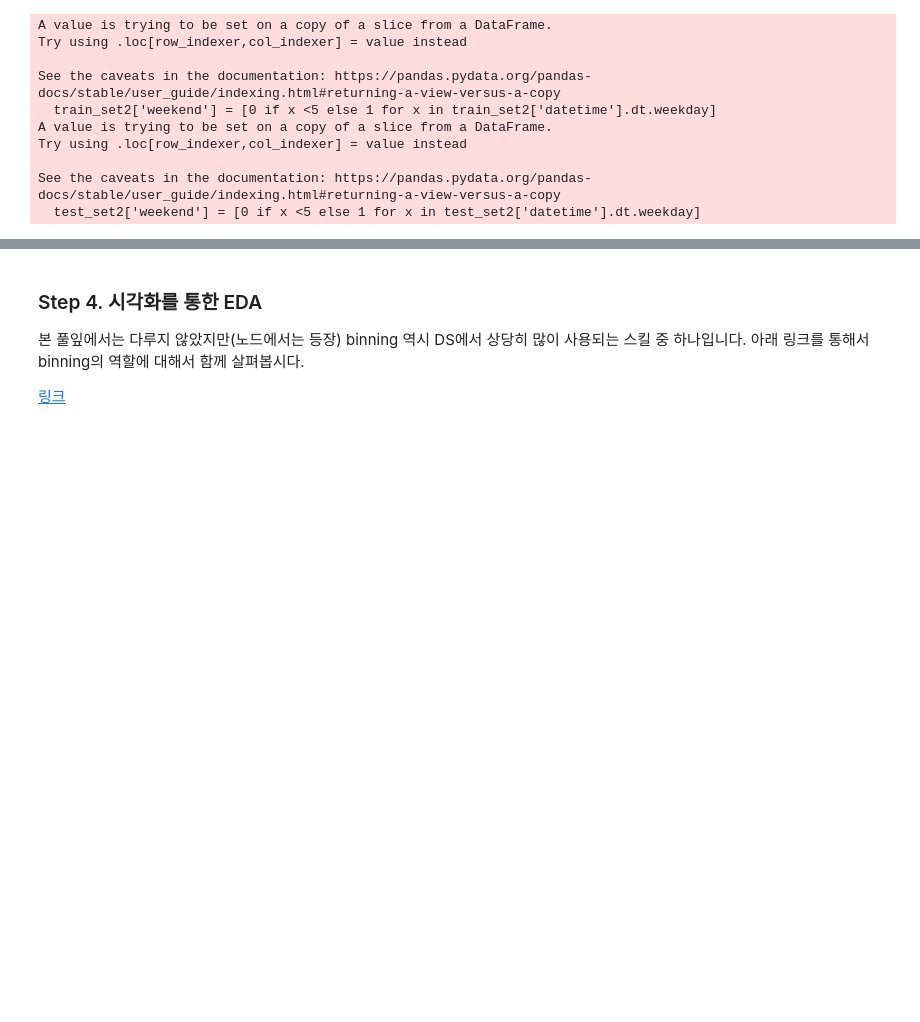
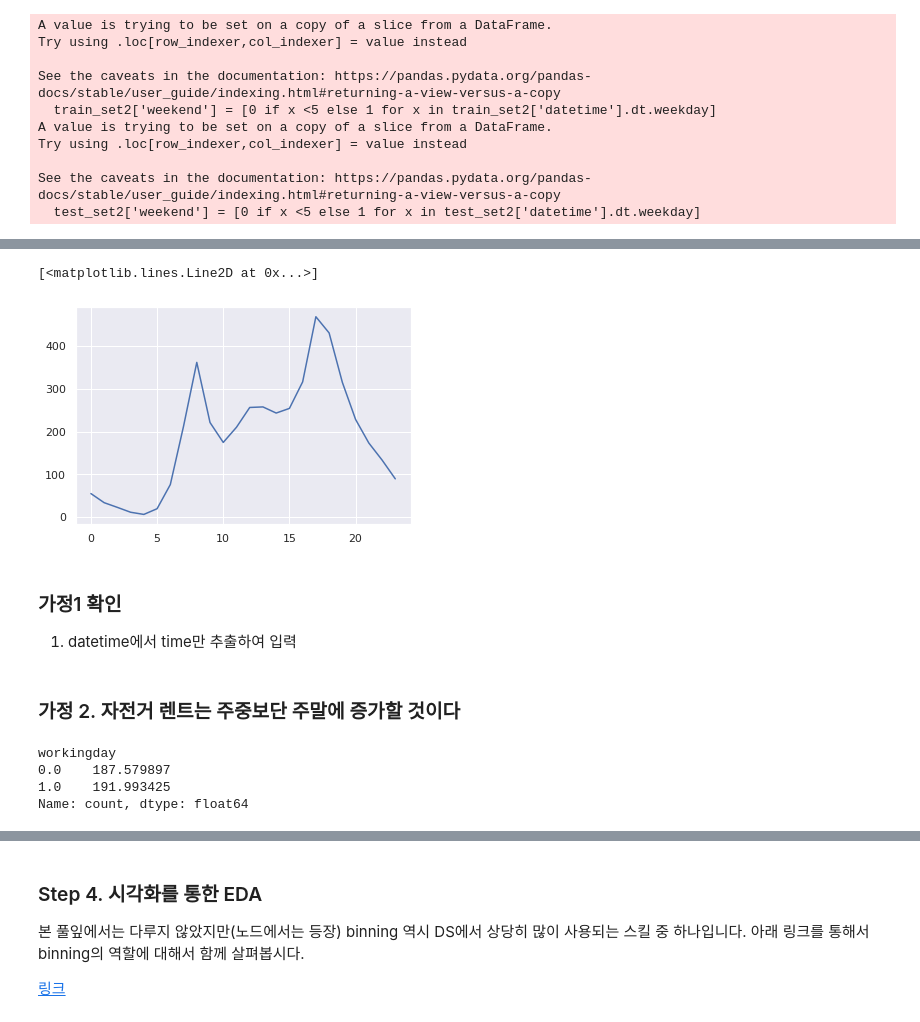
Before and after one commit to katalria/toy_projects, a Jupyter notebook: 5th_week.ipynb, the cells around one changed output, grey strips where cells are left out. Cells and saved outputs as stored; diff of their text form; code cells hidden in the pictures; blank space fills up the shorter version.

```diff
--- a/5th_week.ipynb
+++ b/5th_week.ipynb
@@ -441,0 +475,3 @@ workingday; whether the day is neither a weekend nor holiday
+# %%
+train_set2['tem_diff'] = train_set2.atemp-train_set2.temp
+test_set2['tem_diff'] =  test_set2.atemp-test_set2.temp
@@ -457,0 +541,6 @@ See the caveats in the documentation: https://pandas.pydata.org/pandas-docs/stab
+# %%
+train_set3 = train_set2.copy()
+test_set3 = test_set2.copy()
+# %%
+train_set3['hour'] = train_set3['datetime'].dt.time
+test_set3['hour'] = test_set3['datetime'].dt.time
@@ -457,0 +567,17 @@ See the caveats in the documentation: https://pandas.pydata.org/pandas-docs/stab
+# %%
+plt.plot(list(range(0,24)),train_set3.groupby(['hour'])['count'].mean() )
+# %% [output]
+[<matplotlib.lines.Line2D at 0x...>]
+[figure, added]
+# %% [markdown]
+### 가정1 확인
+1. datetime에서 time만 추출하여 입력
+# %% [markdown]
+### 가정 2. 자전거 렌트는 주중보단 주말에 증가할 것이다
+# %%
+train_set3.groupby(['workingday'])['count'].mean()
+# %% [output]
+workingday
+0.0    187.579897
+1.0    191.993425
+Name: count, dtype: float64
```
Also changed, not shown: parts of 39 cells of this notebook.
